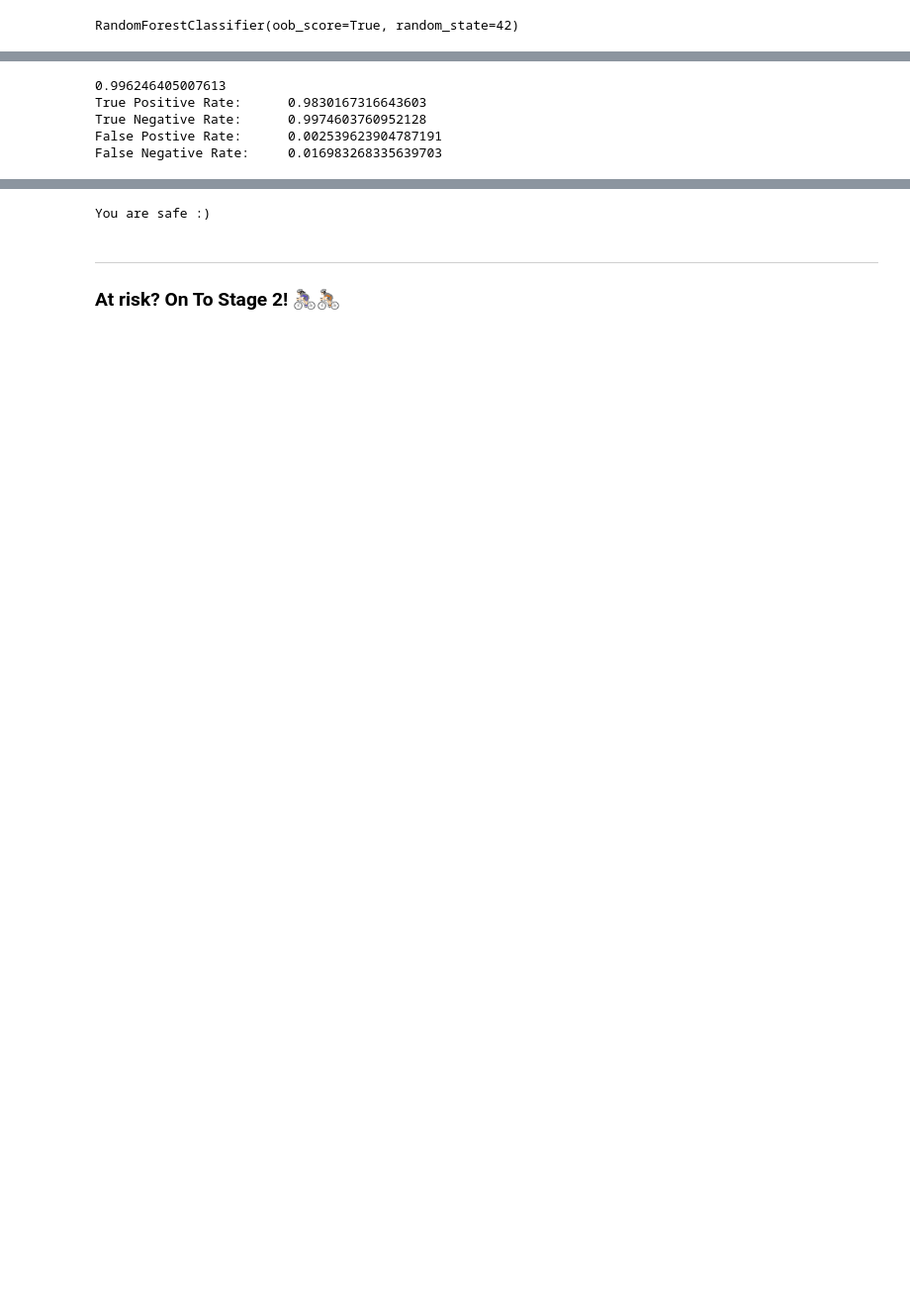
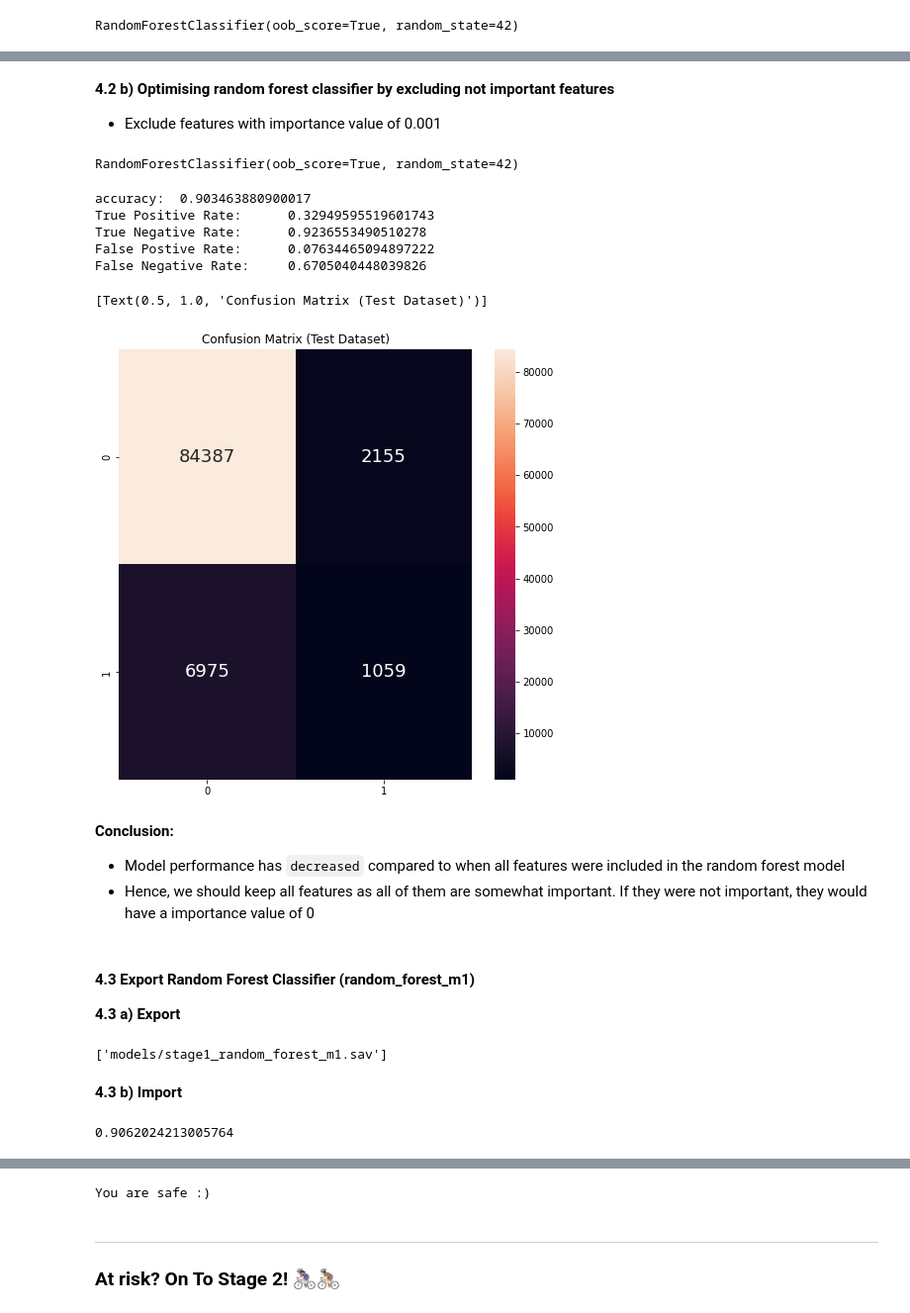
Before and after one commit to xJQx/bc2406-project, a Jupyter notebook: stage1-modelling.ipynb, the cells around one changed output, grey strips where cells are left out. Shown at 99% size. Drawn from its saved outputs; the diff is of its cells as text; code cells hidden in the pictures; blank space fills up the shorter version.

```diff
--- a/stage1-modelling.ipynb
+++ b/stage1-modelling.ipynb
@@ -1315,0 +1387,3 @@ KeyboardInterrupt:
+# %% [markdown]
+**4.2 b) Optimising random forest classifier by excluding not important features**
+- Exclude features with importance value of 0.001
@@ -1316,34 +1415,70 @@ KeyboardInterrupt:
+# %%
+# Random Forest
+random_forest_m2 = RandomForestClassifier(n_estimators=100, oob_score = True, random_state=42)
+random_forest_m2.fit(X_train.drop(cols_to_drop, axis=1), y_train.values.ravel())
+# %% [output]
+RandomForestClassifier(oob_score=True, random_state=42)
 # %%
-##### RANDOM FOREST CLASSIFIER
-
-from sklearn.ensemble import RandomForestClassifier
-
-random_forest = RandomForestClassifier(n_estimators=100, oob_score=True, random_state=42)
-random_forest.fit(X_train_os, y_train_os.values.ravel())
-
-
-y_test_pred = random_forest.predict(X_test)
-print(random_forest.score(X_test, y_test))
+y_test_pred = random_forest_m2.predict(X_test.drop(cols_to_drop, axis=1))
+print("accuracy: ", random_forest_m2.score(X_test.drop(cols_to_drop, axis=1), y_test))
 
 CM1 = confusion_matrix(y_test, y_test_pred)
 TN1 = CM1[0][0]
 FN1 = CM1[0][1]
 TP1 = CM1[1][1]
 FP1 = CM1[1][0]
 TPR1 = TP1 / (TP1 + FN1)
 TNR1 = TN1 / (TN1 + FP1)
 FPR1 = FP1/(TN1+FP1)
 FNR1 = FN1/(TP1+FN1)
 print("True Positive Rate:\t", TPR1)
 print("True Negative Rate:\t", TNR1)
 print("False Postive Rate:\t", FPR1)
 print("False Negative Rate:\t", FNR1)
+
+# Plot the Confusion Matrix
+plt.figure(figsize=(8, 8))
+sb.heatmap(CM1,
+    annot = True,
+    fmt=".0f",
+    annot_kws={"size": 18}).set(title=f"Confusion Matrix (Test Dataset)")
 # %% [output]
-0.996246405007613
-True Positive Rate:      0.9830167316643603
-True Negative Rate:      0.9974603760952128
-False Postive Rate:      0.002539623904787191
-False Negative Rate:     0.016983268335639703
+accuracy:  0.903463880900017
+True Positive Rate:      0.32949595519601743
+True Negative Rate:      0.9236553490510278
+False Postive Rate:      0.07634465094897222
+False Negative Rate:     0.6705040448039826
+[Text(0.5, 1.0, 'Confusion Matrix (Test Dataset)')]
+[figure, added]
+# %% [markdown]
+**Conclusion:**
+- Model performance has `decreased` compared to when all features were included in the random forest model
+- Hence, we should keep all features as all of them are somewhat important. If they were not important, they would have a importance value of 0
+# %% [markdown]
+#### 4.3 Export Random Forest Classifier (random_forest_m1)
+
+**4.3 a) Export**
+# %%
+# Save Model Using joblib
+import joblib
+
+# save the models to disk
+filename = 'models/stage1_random_forest_m1.sav'
+joblib.dump(random_forest_m1, filename)
+# %% [output]
+['models/stage1_random_forest_m1.sav']
+# %% [markdown]
+**4.3 b) Import**
+# %%
+# some time later...
+from sklearn.model_selection import cross_val_score
+
+# load the model from disk
+loaded_random_forest_m3 = joblib.load('models/stage1_random_forest_m1.sav')
+result = cross_val_score(loaded_random_forest_m3, X_test, y_test.values.ravel(), cv=5, scoring = "accuracy").mean()
+print(result)
+# %% [output]
+0.9062024213005764
 # %% [markdown]
 <hr>
 
```
Also changed, not shown: parts of 12 cells of this notebook.
